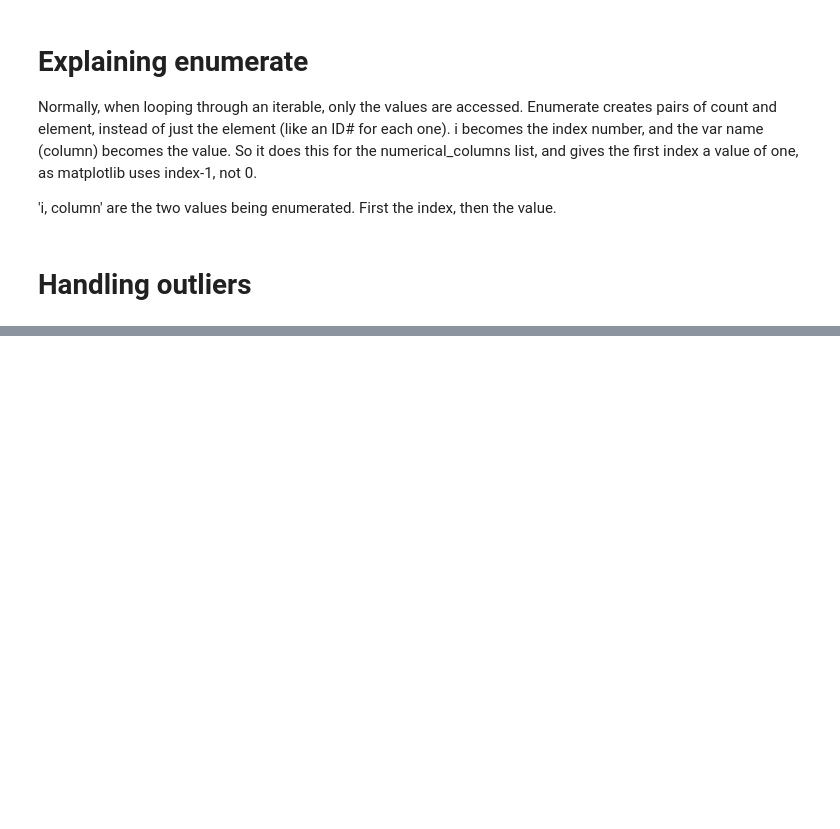
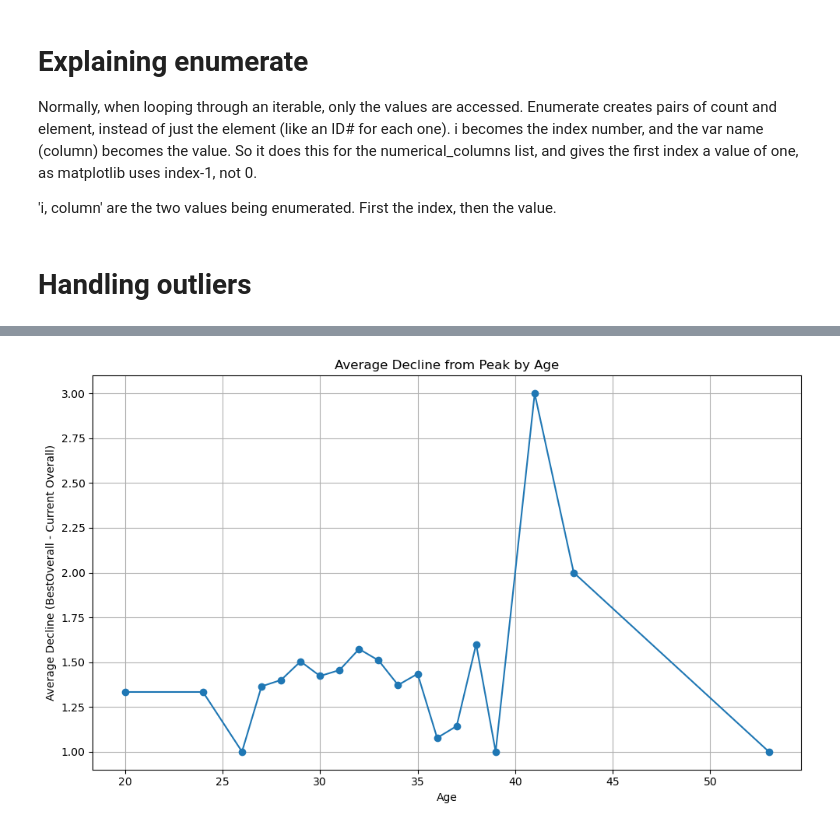
Before and after one commit to BenjaminDWood/FIFA, a Jupyter notebook: FIFA_Preprocessed.ipynb, the cells around one changed output, grey strips where cells are left out. Saved outputs shown, nothing was run; the diff lists cells and outputs as text; code cells hidden in the pictures; blank space fills up the shorter version.

Commit message:
Further analysis to player data focused on player ability decline with age

```diff
--- a/FIFA_Preprocessed.ipynb
+++ b/FIFA_Preprocessed.ipynb
@@ -371,0 +450,7 @@ plt.show()
+# %%
+#Seems as though some players still have higher POT than their OVA, indicating they may not have peaked
+
+df_pp = df_pp[df_pp['POT'] - df_pp['OVA'] <= 0]
+#813 rows left
+# %%
+df_pp['OVA Diff'] = df_pp['BOV'] - df_pp['OVA']
@@ -371,0 +476,7 @@ plt.show()
+# %%
+brazil_clubs = ['Athletico-PR','Atlético Mineiro','Atlético-GO','Bahia','Ceará SC','Chapecoense','Cuiabá','Fluminense',\
+'Fortaleza','Grêmio','Internacional','Juventude','Santos']
+
+pp_brazil = df_pp.copy()
+pp_brazil = pp_brazil[pp_brazil['Club'].isin(brazil_clubs)]
+pp_brazil.head(20)
@@ -371,0 +501,3 @@ plt.show()
+# %%
+df_pp = df_pp[~df_pp['Club'].isin(brazil_clubs)]
+df_pp.head()
@@ -371,0 +535,13 @@ plt.show()
+# %%
+age_decline = df_pp.groupby('Age')['OVA Diff'].mean().reset_index()
+
+plt.figure(figsize=(10, 6))
+plt.plot(age_decline['Age'], age_decline['OVA Diff'], marker='o')
+plt.title('Average Decline from Peak by Age')
+plt.xlabel('Age')
+plt.ylabel('Average Decline (BestOverall - Current Overall)')
+plt.grid(True)
+plt.tight_layout()
+plt.show()
+# %% [output]
+[figure, added]
```
Also changed, not shown: parts of 27 cells of this notebook.
